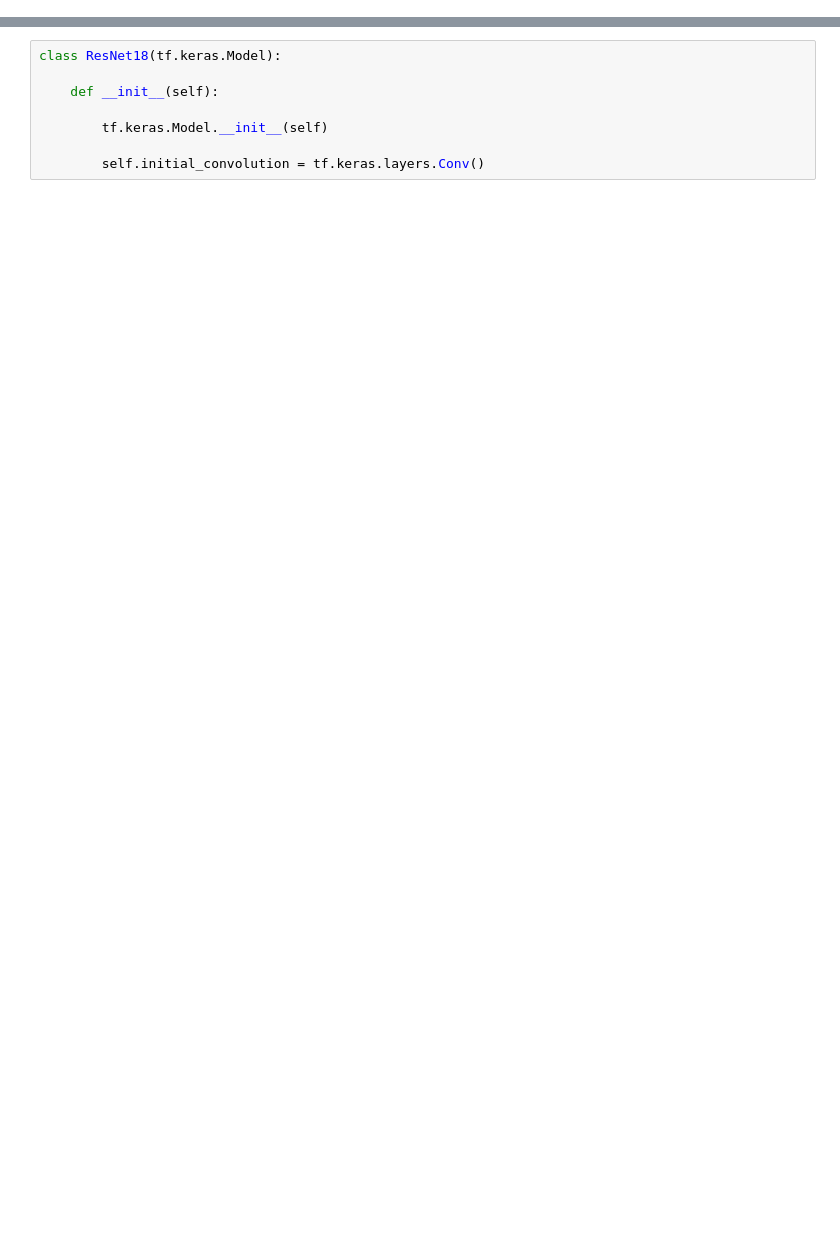
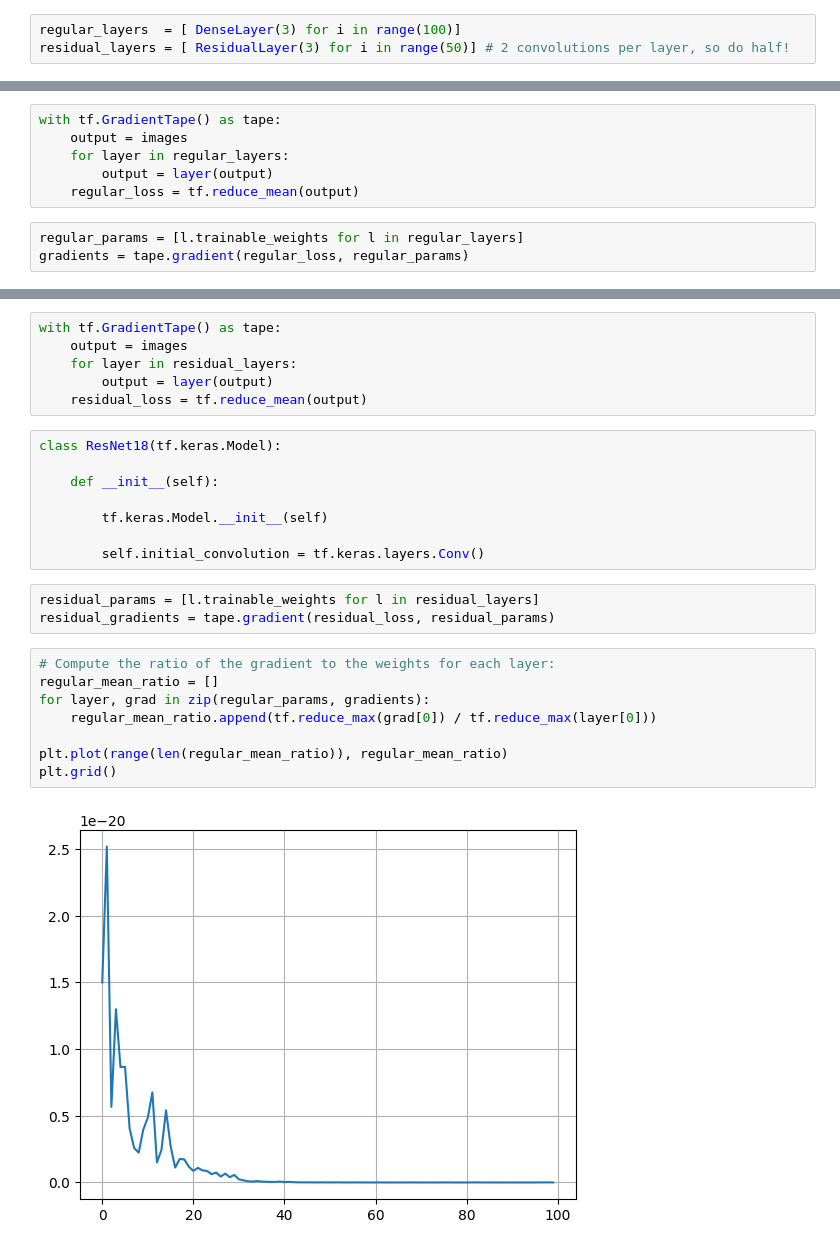
Before and after one commit to argonne-lcf/ai-science-training-series, a Jupyter notebook: 04_modern_neural_networks/ResNet.ipynb, the cells around one changed output, grey strips where cells are left out. Saved outputs shown, nothing was run; the diff lists cells and outputs as text; blank space fills up the shorter version.

```diff
--- a/04_modern_neural_networks/ResNet.ipynb
+++ b/04_modern_neural_networks/ResNet.ipynb
@@ -39,0 +215,3 @@ class ResidualBlock(tf.keras.Model):
+# %%
+regular_layers  = [ DenseLayer(3) for i in range(100)]
+residual_layers = [ ResidualLayer(3) for i in range(50)] # 2 convolutions per layer, so do half!
@@ -39,0 +220,9 @@ class ResidualBlock(tf.keras.Model):
+# %%
+with tf.GradientTape() as tape:
+    output = images
+    for layer in regular_layers:
+        output = layer(output)
+    regular_loss = tf.reduce_mean(output)
+# %%
+regular_params = [l.trainable_weights for l in regular_layers]
+gradients = tape.gradient(regular_loss, regular_params)
@@ -40,3 +233,9 @@ class ResidualBlock(tf.keras.Model):
+# %%
+with tf.GradientTape() as tape:
+    output = images
+    for layer in residual_layers:
+        output = layer(output)
+    residual_loss = tf.reduce_mean(output)
 # %%
 class ResNet18(tf.keras.Model):
 
@@ -45,3 +244,16 @@ class ResNet18(tf.keras.Model):
         tf.keras.Model.__init__(self)
 
         self.initial_convolution = tf.keras.layers.Conv()
+# %%
+residual_params = [l.trainable_weights for l in residual_layers]
+residual_gradients = tape.gradient(residual_loss, residual_params)
+# %%
+# Compute the ratio of the gradient to the weights for each layer:
+regular_mean_ratio = []
+for layer, grad in zip(regular_params, gradients):
+    regular_mean_ratio.append(tf.reduce_max(grad[0]) / tf.reduce_max(layer[0]))
+
+plt.plot(range(len(regular_mean_ratio)), regular_mean_ratio)
+plt.grid()
+# %% [output]
+[figure, added]
```
Also changed, not shown: parts of 25 cells of this notebook, 2 other files.
